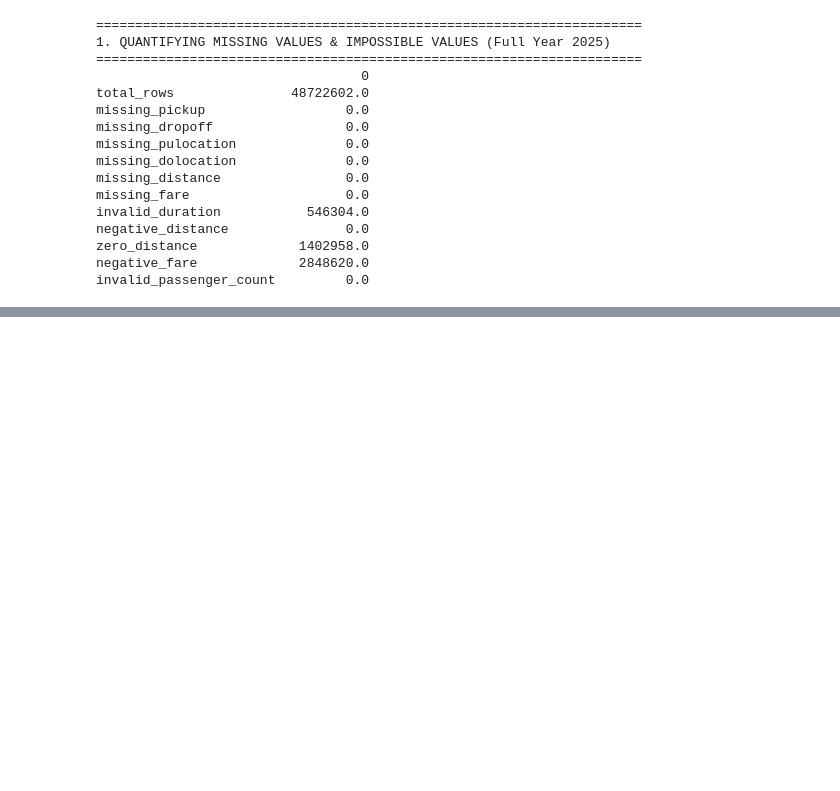
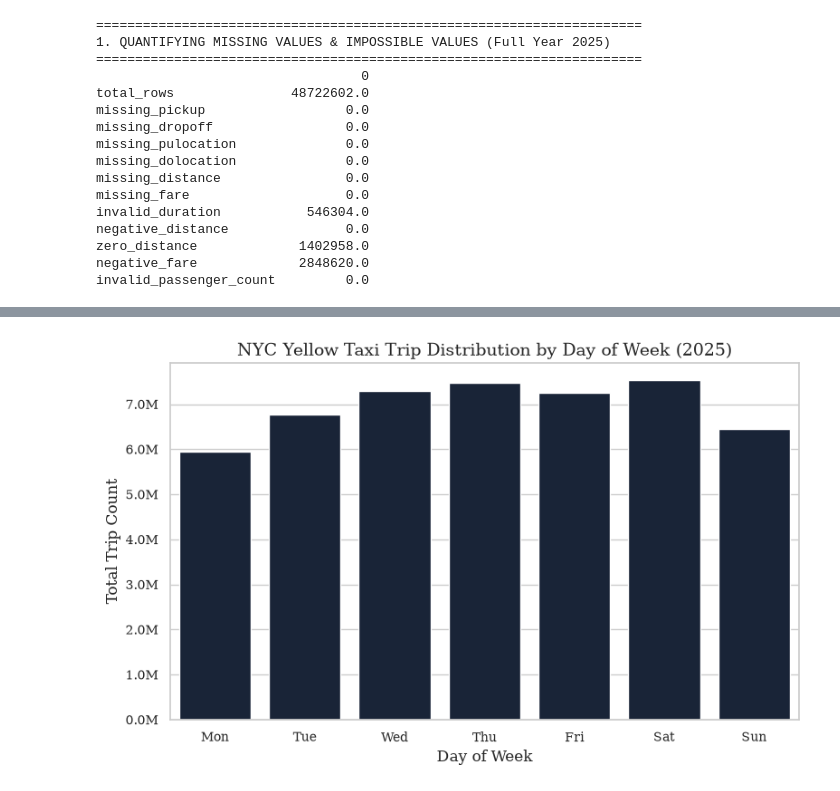
Before and after one commit to CDsonji/NYC-TLC-Trip-Record-Data-Analysis-, a Jupyter notebook: notebooks/data_audit.ipynb, the cells around one changed output, grey strips where cells are left out. Cells and saved outputs as stored; diff of their text form; code cells hidden in the pictures; blank space fills up the shorter version.

```diff
--- a/notebooks/data_audit.ipynb
+++ b/notebooks/data_audit.ipynb
@@ -142,0 +235,44 @@ invalid_passenger_count         0.0
+# %%
+# Query 2: Day-of-Week Distribution
+dow_query = """
+SELECT
+    CASE EXTRACT(ISODOW FROM tpep_pickup_datetime)
+        WHEN 1 THEN 'Mon'
+        WHEN 2 THEN 'Tue'
+        WHEN 3 THEN 'Wed'
+        WHEN 4 THEN 'Thu'
+        WHEN 5 THEN 'Fri'
+        WHEN 6 THEN 'Sat'
+        WHEN 7 THEN 'Sun'
+    END AS day_of_week,
+    EXTRACT(ISODOW FROM tpep_pickup_datetime) AS dow_num,
+    COUNT(*) AS trip_count
+FROM '../data/raw/yellow_tripdata_2025-*.parquet'
+GROUP BY day_of_week, dow_num
+ORDER BY dow_num;
+"""
+
+# Connect to DuckDB in-memory database
+con = duckdb.connect(database=':memory:')
+
+df_dow = con.execute(dow_query).df()
+
+con.close()
+
+# --- Plot 2: Day-of-Week Distribution ---
+plt.figure(figsize=(8, 5))
+ax = sns.barplot(
+    x='day_of_week',
+    y='trip_count',
+    data=df_dow,
+    order=['Mon', 'Tue', 'Wed', 'Thu', 'Fri', 'Sat', 'Sun'],
+    color='#14233C'
+)
+plt.title('NYC Yellow Taxi Trip Distribution by Day of Week (2025)')
+plt.xlabel('Day of Week')
+plt.ylabel('Total Trip Count')
+ax.yaxis.set_major_formatter(plt.FuncFormatter(lambda x, loc: f"{x*1e-6:.1f}M"))
+plt.savefig('../reports/figures/dow_distribution.png', dpi=300)
+plt.show()
+# %% [output]
+[figure, added]
```
Also changed, not shown: parts of 4 cells of this notebook, 25 other files.
